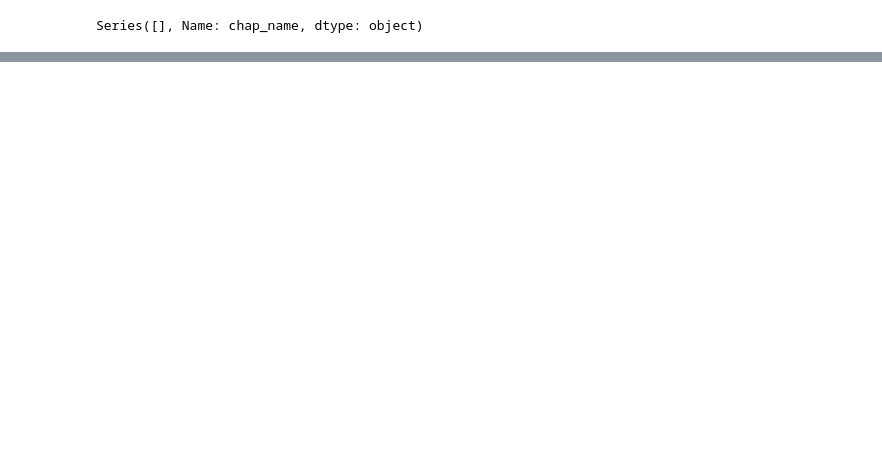
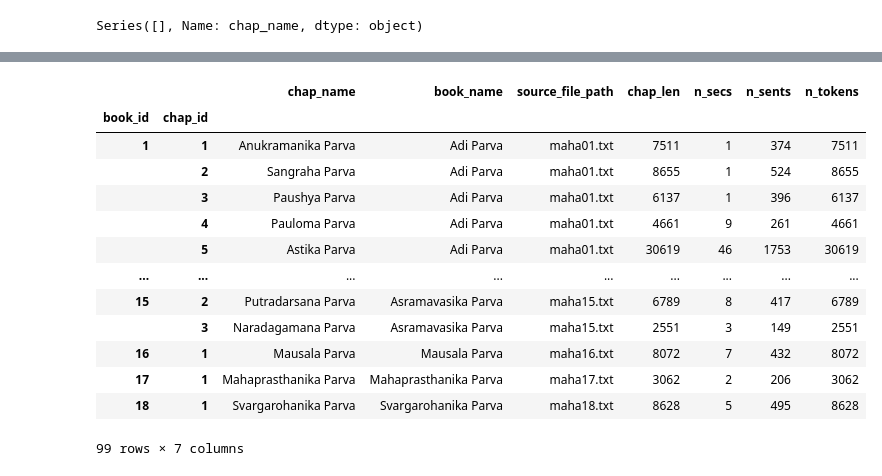
Before and after one commit to vishugp/Mahabharata_ETA, a Jupyter notebook: create_F3.ipynb, the cells around one changed output, grey strips where cells are left out. Drawn from its saved outputs; the diff is of its cells as text; code cells hidden in the pictures; blank space fills up the shorter version.

```diff
--- a/create_F3.ipynb
+++ b/create_F3.ipynb
@@ -308,3 +308,7 @@ Name: chap_name, Length: 85, dtype: object
 a[a.isnull()==True]
 # %% [output]
 Series([], Name: chap_name, dtype: object)
+# %%
+LIB2 = pd.read_csv(f"{out_path}-{data_prefix}-chap_id.csv", sep = "|")
+LIB2 = LIB2.drop("chap_str", axis=1).merge(LIB.reset_index()[['book_id','raw_title','source_file_path']], on="book_id").rename(columns = {'raw_title':"book_name"}).set_index(['book_id','chap_id'])
+LIB2
@@ -310,0 +330,32 @@ Series([], Name: chap_name, dtype: object)
+# %%
+LIB2['chap_len'] = CORPUS.groupby(['book_id','chap_id']).term_str.count()
+
+LIB2['n_secs'] = CORPUS.reset_index()[['book_id','chap_id','sec_id']]\
+    .drop_duplicates()\
+    .groupby(['book_id','chap_id']).sec_id.count()
+
+LIB2['n_sents'] = CORPUS.reset_index()[['book_id','chap_id','sec_id','sent_num']]\
+    .drop_duplicates()\
+    .groupby(['book_id','chap_id']).sent_num.count()
+
+LIB2['n_tokens'] = CORPUS.reset_index()[['book_id','chap_id','sec_id','sent_num','token_num']]\
+    .drop_duplicates()\
+    .groupby(['book_id','chap_id']).token_num.count()
+
+LIB2.to_csv(f"{out_path}-LIB2.csv", sep = "|")
+LIB2
+# %% [output]
+|  |  | chap_name | book_name | source_file_path | chap_len | n_secs | n_sents | n_tokens |
+| book_id | chap_id |  |  |  |  |  |  |  |
+| 1 | 1 | Anukramanika Parva | Adi Parva | maha01.txt | 7511 | 1 | 374 | 7511 |
+|  | 2 | Sangraha Parva | Adi Parva | maha01.txt | 8655 | 1 | 524 | 8655 |
+|  | 3 | Paushya Parva | Adi Parva | maha01.txt | 6137 | 1 | 396 | 6137 |
+|  | 4 | Pauloma Parva | Adi Parva | maha01.txt | 4661 | 9 | 261 | 4661 |
+|  | 5 | Astika Parva | Adi Parva | maha01.txt | 30619 | 46 | 1753 | 30619 |
+| ... | ... | ... | ... | ... | ... | ... | ... | ... |
+| 15 | 2 | Putradarsana Parva | Asramavasika Parva | maha15.txt | 6789 | 8 | 417 | 6789 |
+|  | 3 | Naradagamana Parva | Asramavasika Parva | maha15.txt | 2551 | 3 | 149 | 2551 |
+| 16 | 1 | Mausala Parva | Mausala Parva | maha16.txt | 8072 | 7 | 432 | 8072 |
+| 17 | 1 | Mahaprasthanika Parva | Mahaprasthanika Parva | maha17.txt | 3062 | 2 | 206 | 3062 |
+| 18 | 1 | Svargarohanika Parva | Svargarohanika Parva | maha18.txt | 8628 | 5 | 495 | 8628 |
+99 rows × 7 columns
```
Also changed, not shown: parts of 10 cells of this notebook, 10 other files.
